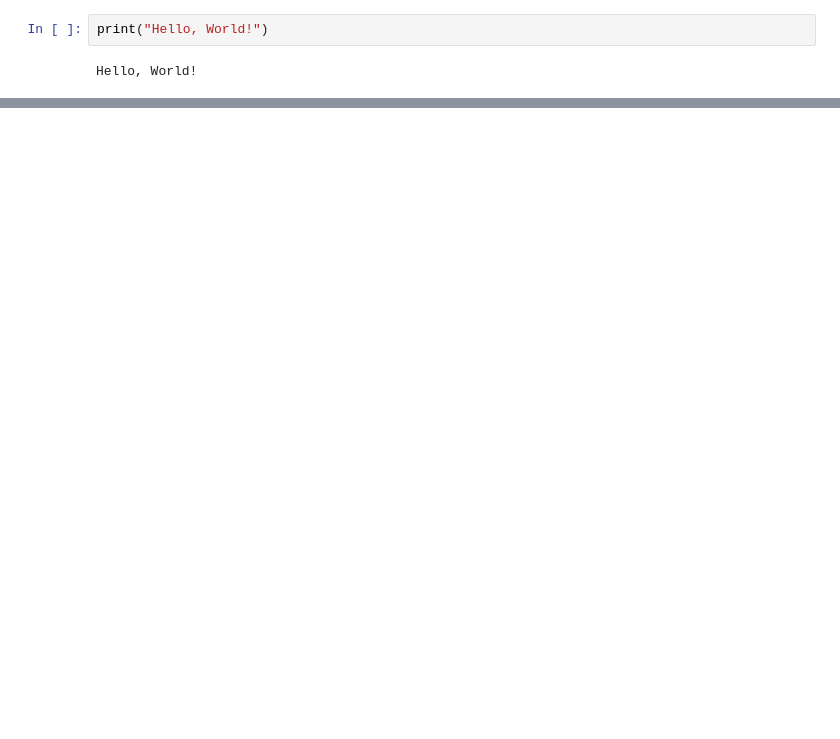
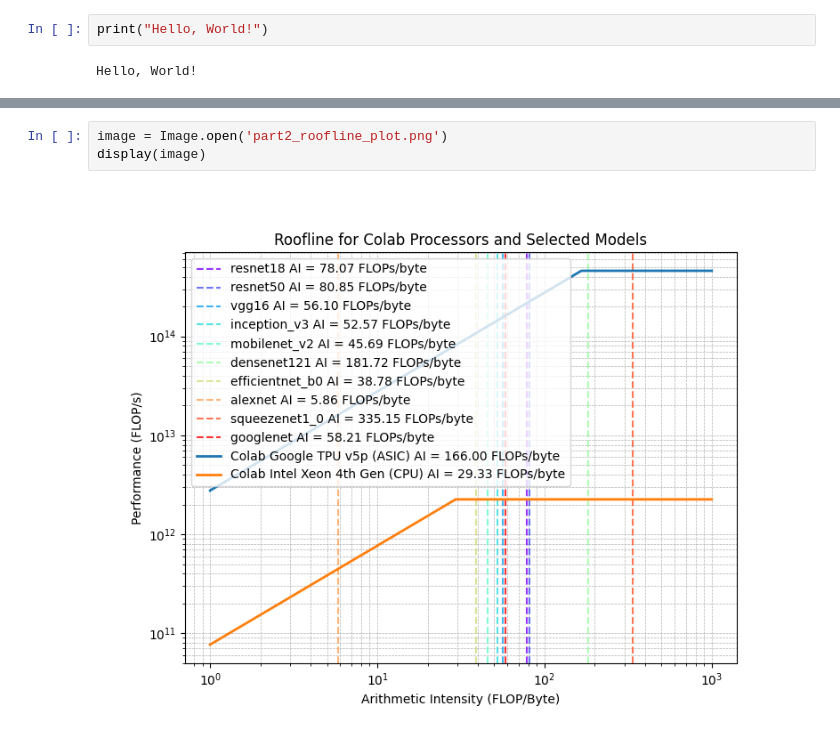
Before and after one commit to sebastianrjay/A-BTestExample, a Jupyter notebook: notebook.ipynb, the cells around one changed output, grey strips where cells are left out. Drawn from its saved outputs; the diff is of its cells as text; blank space fills up the shorter version.

```diff
--- a/notebook.ipynb
+++ b/notebook.ipynb
@@ -59,0 +59,5 @@ tmpfs           6.4G     0  6.4G   0% /sys/firmware
+# %%
+image = Image.open('part2_roofline_plot.png')
+display(image)
+# %% [output]
+[figure, added]
```
Also changed, not shown: parts of 26 cells of this notebook.
